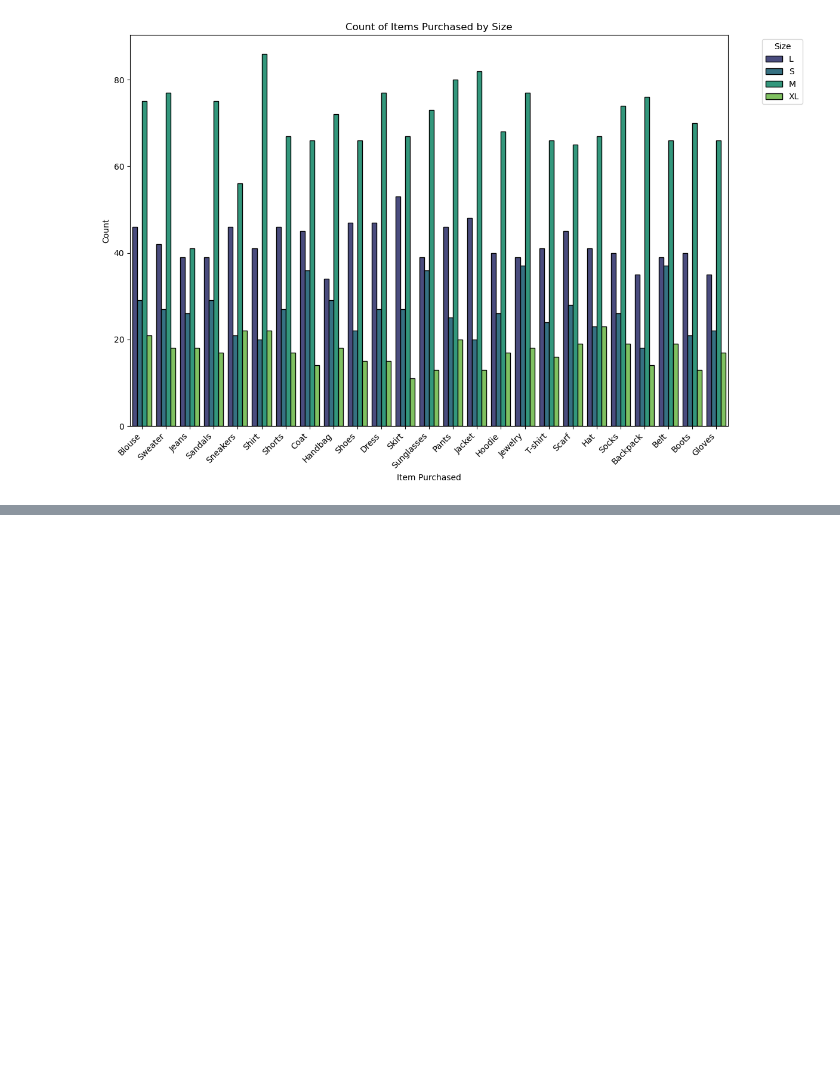
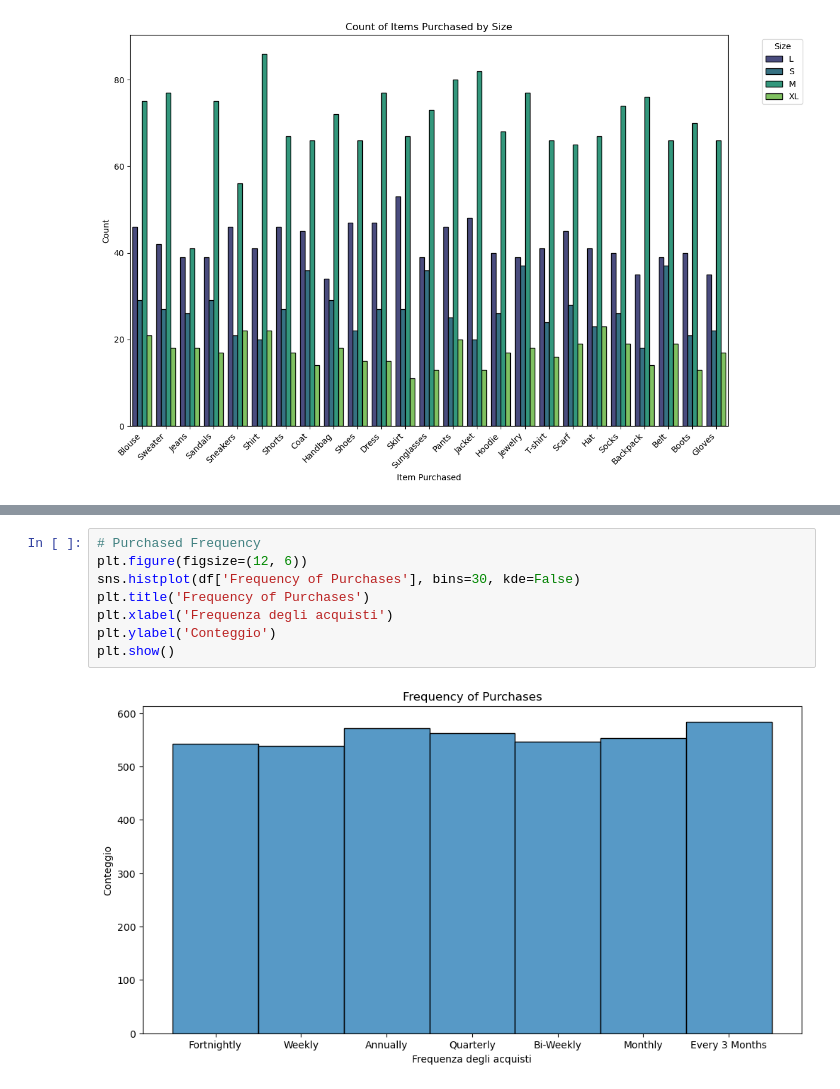
Before and after one commit to J0joFra/Shopping_Behavior, a Jupyter notebook: notebooks/DataVisualization.ipynb, the cells around one changed output, grey strips where cells are left out. Saved outputs shown, nothing was run; the diff lists cells and outputs as text; blank space fills up the shorter version.

```diff
--- a/notebooks/DataVisualization.ipynb
+++ b/notebooks/DataVisualization.ipynb
@@ -121,0 +131,10 @@ Customer Segmentation
+# %%
+# Purchased Frequency
+plt.figure(figsize=(12, 6))
+sns.histplot(df['Frequency of Purchases'], bins=30, kde=False)
+plt.title('Frequency of Purchases')
+plt.xlabel('Frequenza degli acquisti')
+plt.ylabel('Conteggio')
+plt.show()
+# %% [output]
+[figure, added]
```
Also changed, not shown: parts of 3 cells of this notebook.
